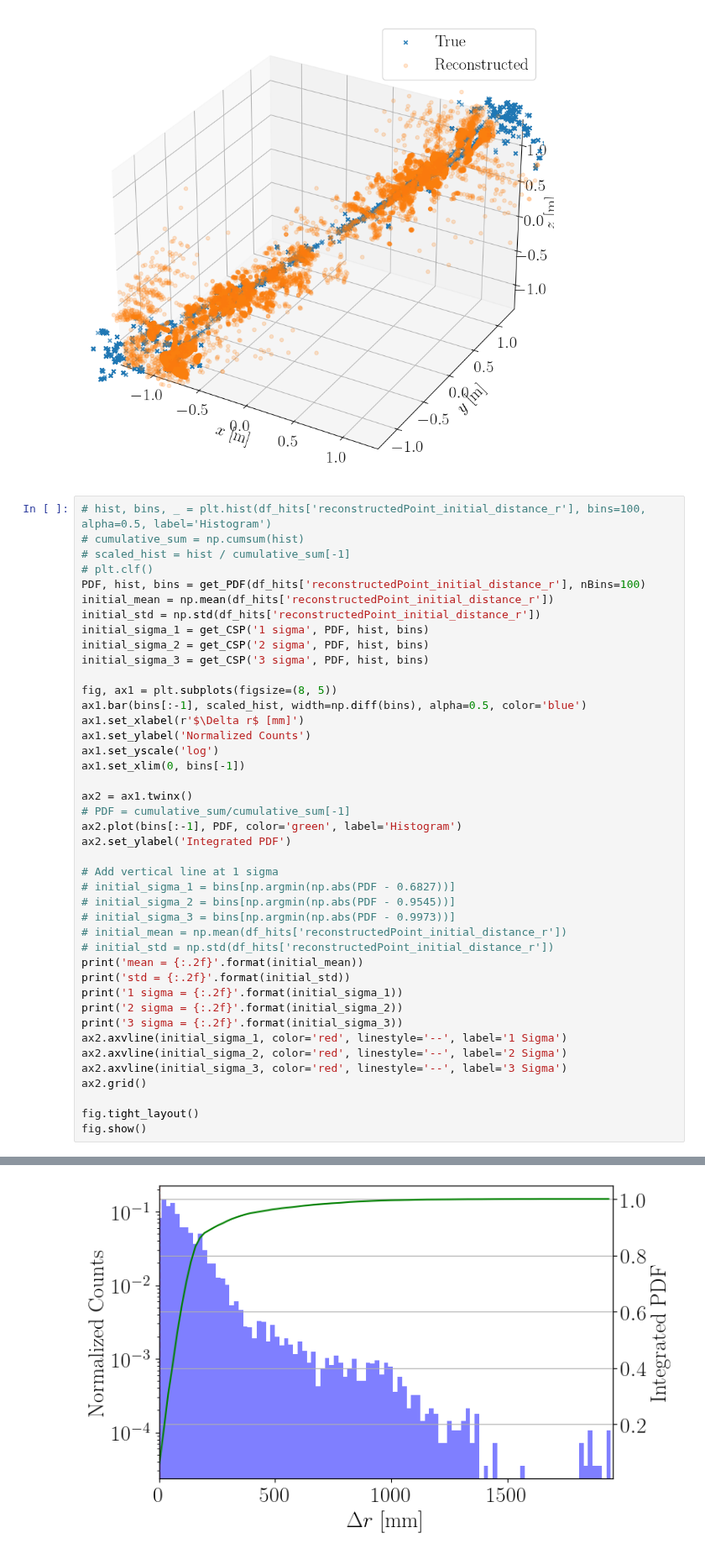
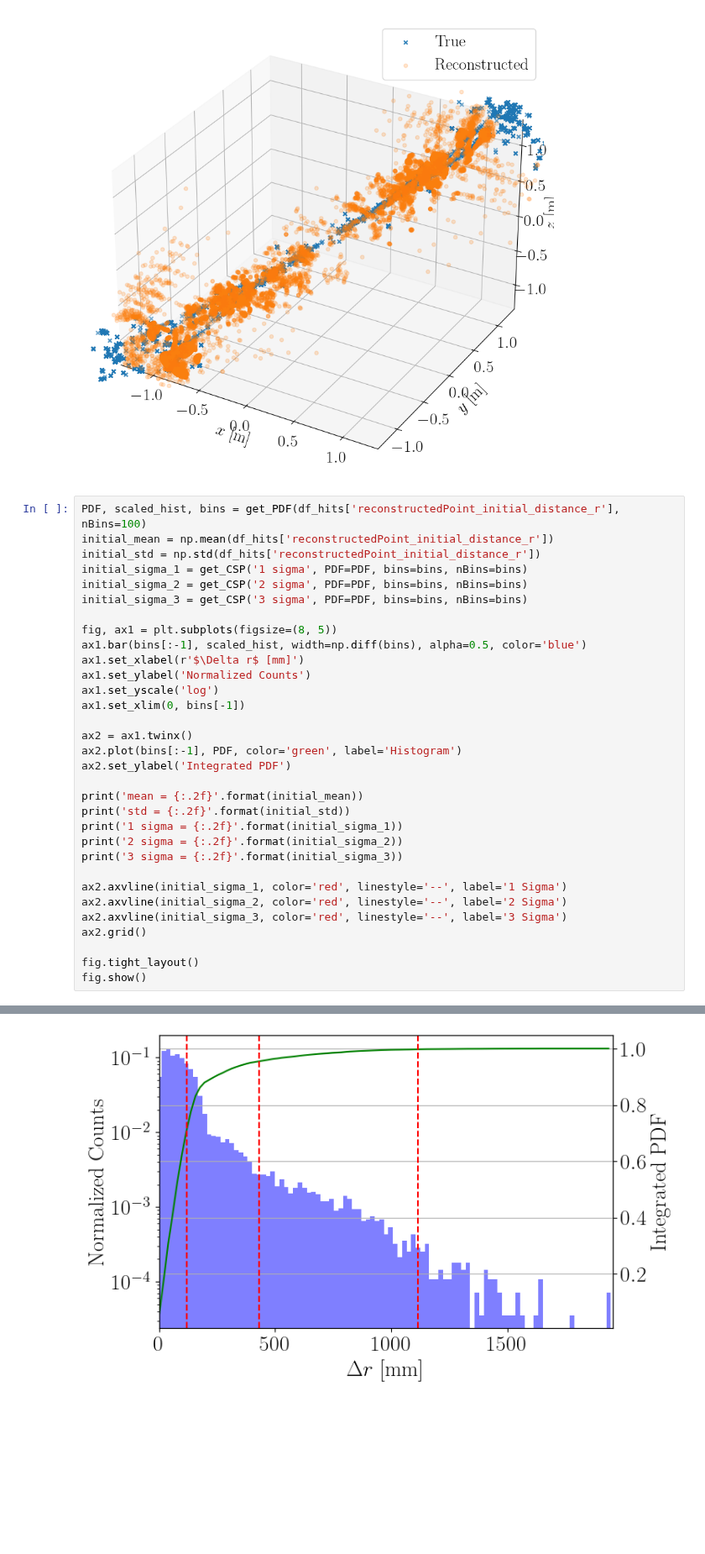
Before and after one commit to Noah-Everett/DSPS-Detector, a Jupyter notebook: analysis/DSPDReco.ipynb, the cells around one changed output, grey strips where cells are left out. Shown at 84% size. Saved outputs shown, nothing was run; the diff lists cells and outputs as text; blank space fills up the shorter version.

```diff
--- a/analysis/DSPDReco.ipynb
+++ b/analysis/DSPDReco.ipynb
@@ -603,16 +416,12 @@ fig.show()
 # %% [output]
 [figure]
 # %%
-# hist, bins, _ = plt.hist(df_hits['reconstructedPoint_initial_distance_r'], bins=100, alpha=0.5, label='Histogram')
-# cumulative_sum = np.cumsum(hist)
-# scaled_hist = hist / cumulative_sum[-1]
-# plt.clf()
-PDF, hist, bins = get_PDF(df_hits['reconstructedPoint_initial_distance_r'], nBins=100)
+PDF, scaled_hist, bins = get_PDF(df_hits['reconstructedPoint_initial_distance_r'], nBins=100)
 initial_mean = np.mean(df_hits['reconstructedPoint_initial_distance_r'])
 initial_std = np.std(df_hits['reconstructedPoint_initial_distance_r'])
-initial_sigma_1 = get_CSP('1 sigma', PDF, hist, bins)
-initial_sigma_2 = get_CSP('2 sigma', PDF, hist, bins)
-initial_sigma_3 = get_CSP('3 sigma', PDF, hist, bins)
+initial_sigma_1 = get_CSP('1 sigma', PDF=PDF, bins=bins, nBins=bins)
+initial_sigma_2 = get_CSP('2 sigma', PDF=PDF, bins=bins, nBins=bins)
+initial_sigma_3 = get_CSP('3 sigma', PDF=PDF, bins=bins, nBins=bins)
 
 fig, ax1 = plt.subplots(figsize=(8, 5))
 ax1.bar(bins[:-1], scaled_hist, width=np.diff(bins), alpha=0.5, color='blue')
@@ -622,21 +431,15 @@ ax1.set_yscale('log')
 ax1.set_xlim(0, bins[-1])
 
 ax2 = ax1.twinx()
-# PDF = cumulative_sum/cumulative_sum[-1]
 ax2.plot(bins[:-1], PDF, color='green', label='Histogram')
 ax2.set_ylabel('Integrated PDF')
 
-# Add vertical line at 1 sigma
-# initial_sigma_1 = bins[np.argmin(np.abs(PDF - 0.6827))]
-# initial_sigma_2 = bins[np.argmin(np.abs(PDF - 0.9545))]
-# initial_sigma_3 = bins[np.argmin(np.abs(PDF - 0.9973))]
-# initial_mean = np.mean(df_hits['reconstructedPoint_initial_distance_r'])
-# initial_std = np.std(df_hits['reconstructedPoint_initial_distance_r'])
 print('mean = {:.2f}'.format(initial_mean))
 print('std = {:.2f}'.format(initial_std))
 print('1 sigma = {:.2f}'.format(initial_sigma_1))
 print('2 sigma = {:.2f}'.format(initial_sigma_2))
 print('3 sigma = {:.2f}'.format(initial_sigma_3))
+
 ax2.axvline(initial_sigma_1, color='red', linestyle='--', label='1 Sigma')
 ax2.axvline(initial_sigma_2, color='red', linestyle='--', label='2 Sigma')
 ax2.axvline(initial_sigma_3, color='red', linestyle='--', label='3 Sigma')
@@ -653,5 +456,5 @@ std = 157.21
 <Figure size 500x500 with 0 Axes>
-[figure, old version]
+[figure, new version]
 # %%
 df_hits['reconstructedPoint_initial_distance_r_x'] = df_hits['reconstructedPoint_initial_distance'].apply(lambda x: x[0]) - df_hits['initialPosition'].apply(lambda x: x[0])
 df_hits['reconstructedPoint_initial_distance_r_y'] = df_hits['reconstructedPoint_initial_distance'].apply(lambda x: x[1]) - df_hits['initialPosition'].apply(lambda x: x[1])
```
Also changed, not shown: parts of 22 cells of this notebook, 8 other files.
